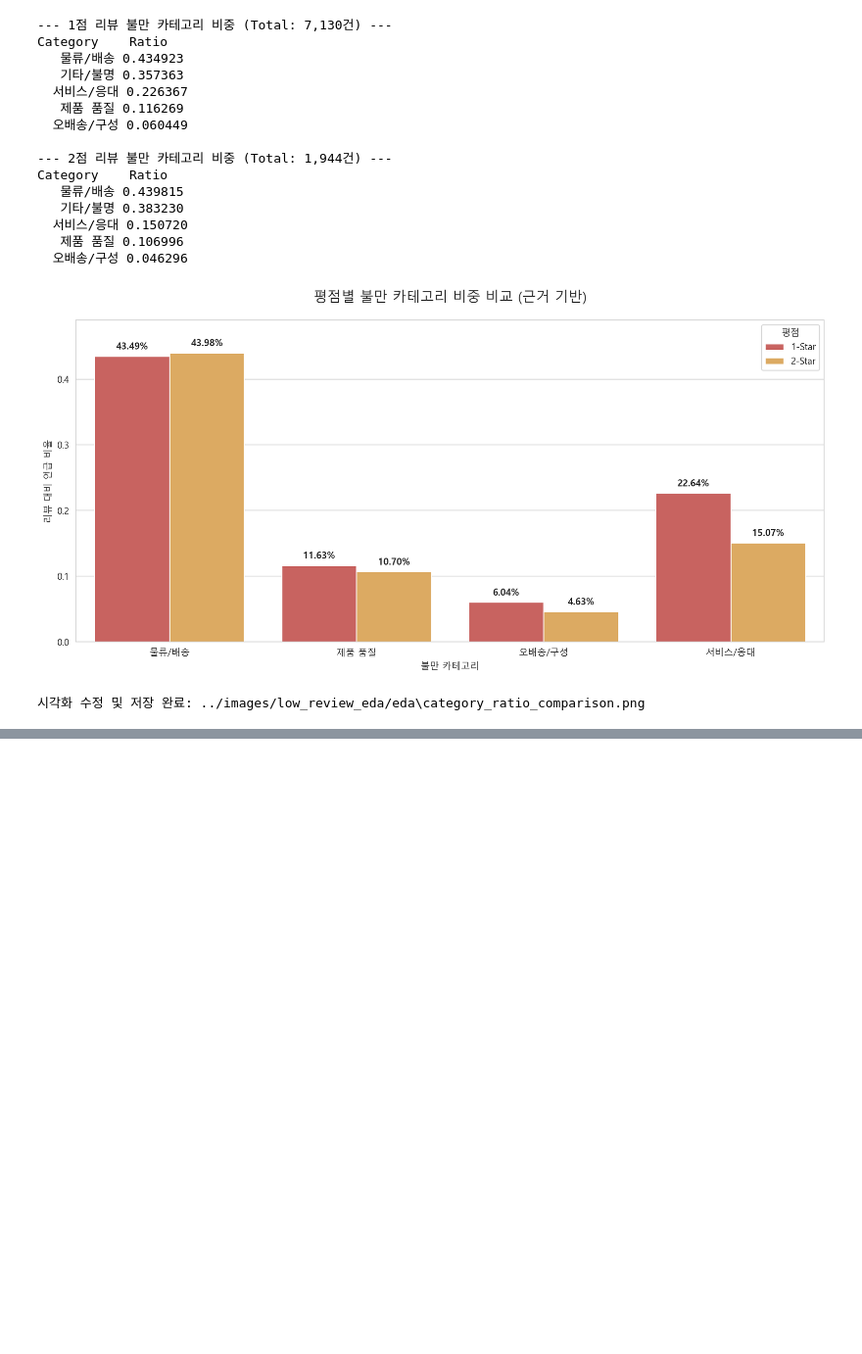
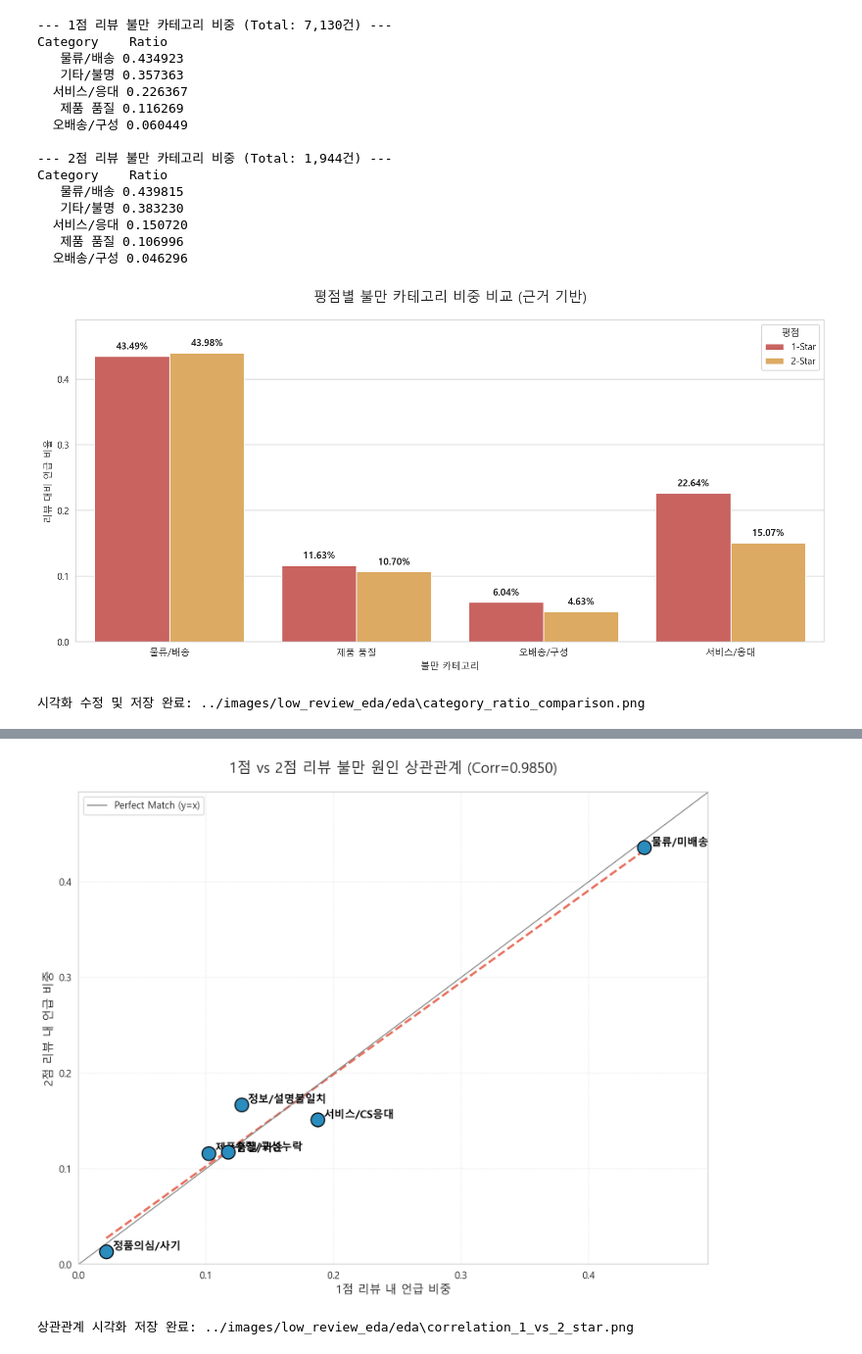
Before and after one commit to jaewoo2/Olist_project, a Jupyter notebook: notebooks/one_two_star_reivews.ipynb, the cells around one changed output, grey strips where cells are left out. Shown at 98% size. Drawn from its saved outputs; the diff is of its cells as text; code cells hidden in the pictures; blank space fills up the shorter version.

```diff
--- a/notebooks/one_two_star_reivews.ipynb
+++ b/notebooks/one_two_star_reivews.ipynb
@@ -414,0 +695,18 @@ print(f"시각화 수정 및 저장 완료: {cat_viz_path}")
+# %%
+# [12단계] LDA 토픽의 실체 검증 (원문 역추적)
+
+# 각 리뷰에 대해 가장 확률이 높은 토픽 번호 부여 (이미 위에서 fit_transform 수행함)
+df_reviews['dominant_topic'] = lda_output.argmax(axis=1) + 1
+
+# 각 토픽별로 대표 리뷰(확률이 가장 높은 상위 5개) 추출하여 문맥 확인
+for i in range(1, n_topics + 1):
+    print(f"\n[토픽 #{i} 검증] 주요단어: {print_top_words} 가 출력했던 단어들 상상하며 확인]")
+
+    # 해당 토픽일 확률이 가장 높은 리뷰 탑 5 추출
+    top_reviews = df_reviews[df_reviews['dominant_topic'] == i].copy()
+    # (여기서는 단순 상위 5개를 뽑지만, 실제로는 각 토픽 확률(lda_output 값) 정렬이 필요할 수 있음)
+    # 편의상 랜덤 샘플로 검증 (전체적인 뉘앙스 파악)
+    samples = top_reviews['message_ko'].sample(5, random_state=42).values
+
+    for j, msg in enumerate(samples):
+        print(f"  - 리뷰 {j+1}: {msg}")
@@ -414,0 +956,39 @@ print(f"시각화 수정 및 저장 완료: {cat_viz_path}")
+# %%
+# [수정] 1점 vs 2점 리뷰 불만 패턴 상관관계 산점도 (KeyError 해결)
+
+plt.figure(figsize=(10, 8))
+
+# 1. 산점도 및 추세선 (Seaborn은 DataFrame 컬럼명 그대로 사용 가능)
+sns.scatterplot(data=df_corr, x='1 Star', y='2 Star', s=200, color='#2b8cbe', edgecolor='black', zorder=5)
+sns.regplot(data=df_corr, x='1 Star', y='2 Star', scatter=False, ci=None, color='#e34a33', line_kws={'linestyle': '--', 'alpha': 0.8})
+
+# 2. 각 점에 카테고리 이름 레이블링 (인덱스 문제 해결을 위해 enumerate 사용)
+for idx, row in df_corr.iterrows():
+    # idx는 카테고리 이름(문자열), row는 해당 행의 데이터(Series)
+    plt.text(x=row['1 Star'] + 0.005,
+             y=row['2 Star'] + 0.002,
+             s=idx,
+             fontdict=dict(color='black', size=11, weight='bold'))
+
+# 3. 그래프 꾸미기
+plt.title(f'1점 vs 2점 리뷰 불만 원인 상관관계 (Corr={correlation:.4f})', fontsize=15, pad=20)
+plt.xlabel('1점 리뷰 내 언급 비중', fontsize=12)
+plt.ylabel('2점 리뷰 내 언급 비중', fontsize=12)
+plt.grid(True, linestyle=':', alpha=0.6)
+
+# 4. y=x 기준선 (완벽 일치선)
+max_val = max(df_corr['1 Star'].max(), df_corr['2 Star'].max()) + 0.05
+plt.plot([0, max_val], [0, max_val], color='gray', linestyle='-', linewidth=1, label='Perfect Match (y=x)')
+plt.xlim(0, max_val)
+plt.ylim(0, max_val)
+plt.legend()
+
+plt.tight_layout()
+corr_viz_path = os.path.join(eda_dir, 'correlation_1_vs_2_star.png')
+plt.savefig(corr_viz_path)
+plt.show()
+
+print(f"상관관계 시각화 저장 완료: {corr_viz_path}")
+# %% [output]
+[figure, added]
+상관관계 시각화 저장 완료: ../images/low_review_eda/eda\correlation_1_vs_2_star.png
```
Also changed, not shown: parts of 15 cells of this notebook, 3 other files.
